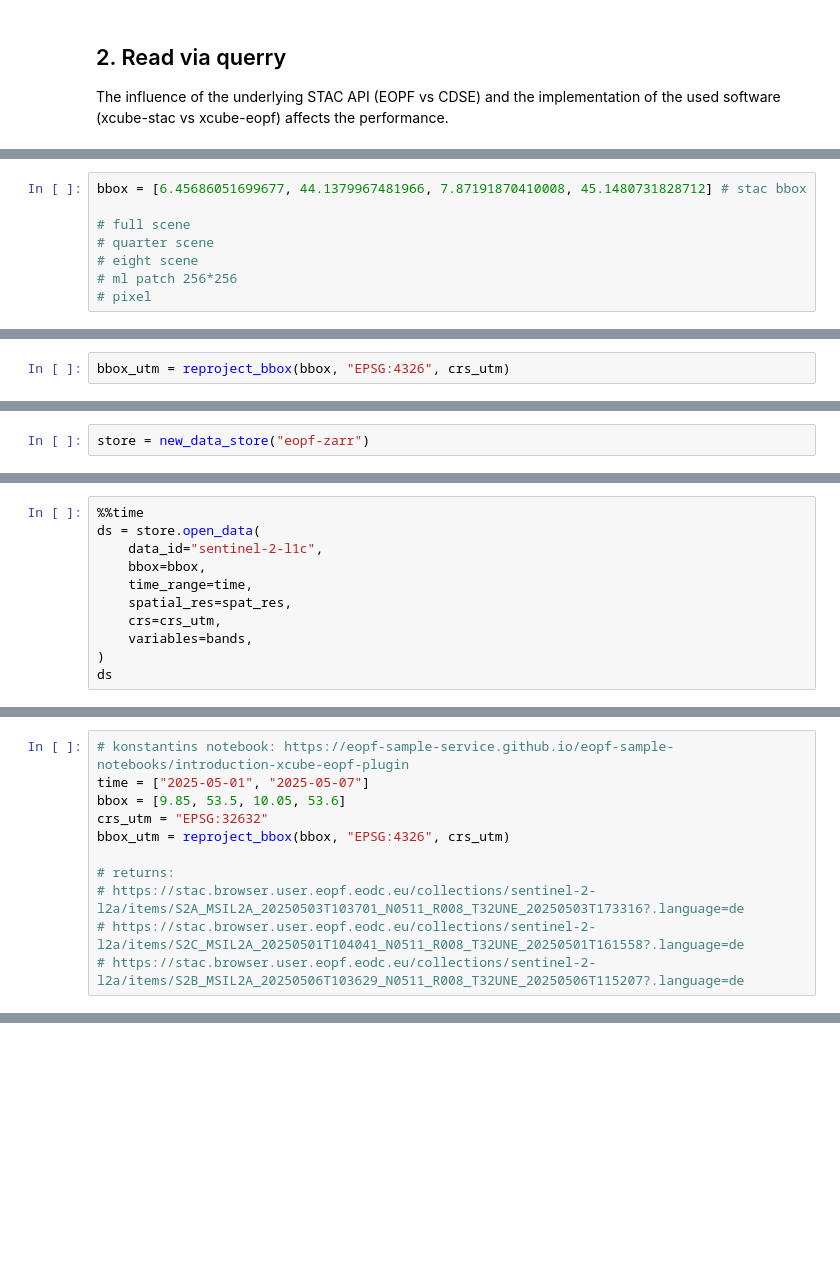
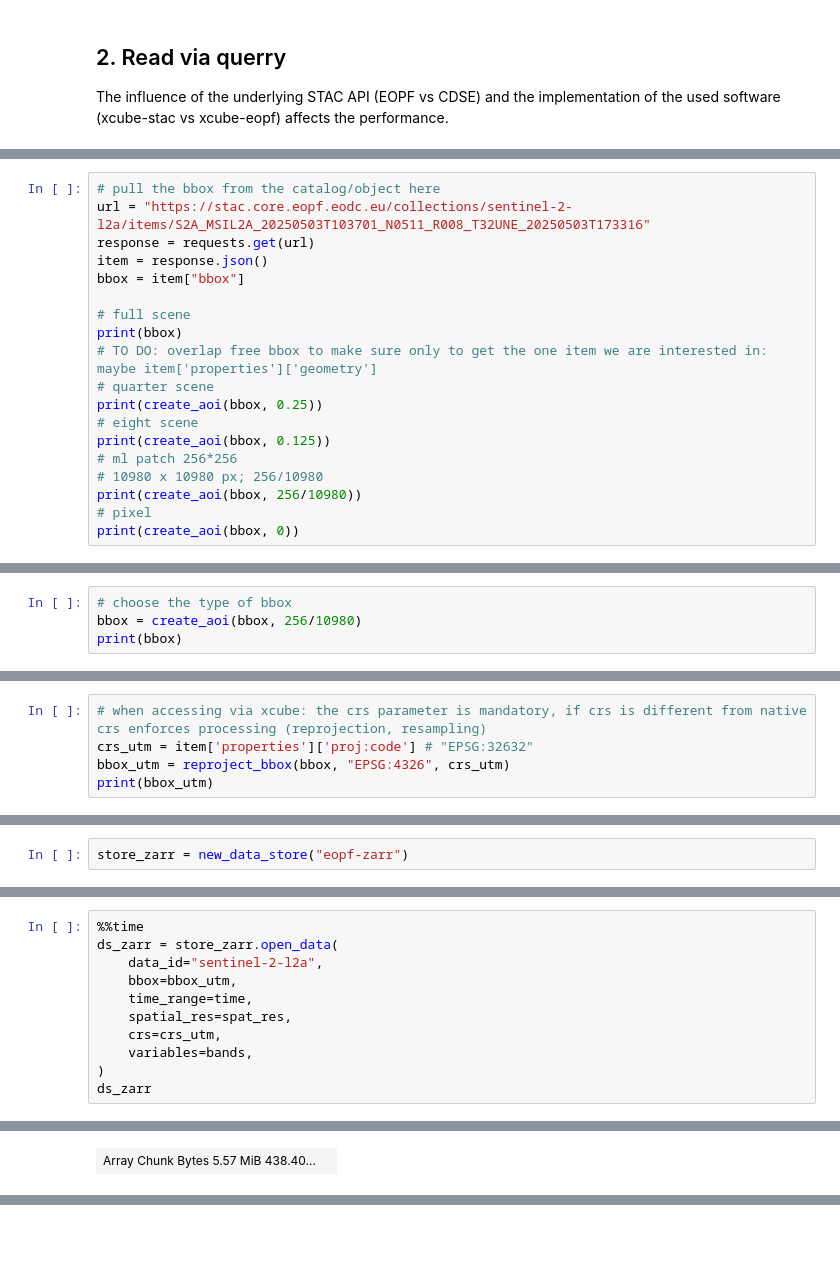
Before and after one commit to pixalytics-ltd/eopf-sample-notebooks, a Jupyter notebook: performance/Sentinel-2_L1C_MSI_performance.ipynb, the cells around one changed output, grey strips where cells are left out. Cells and saved outputs as stored; diff of their text form; blank space fills up the shorter version.

Commit message:
fix(performance): first benchmark xcube-cdse vs xcube-eopf

```diff
--- a/performance/Sentinel-2_L1C_MSI_performance.ipynb
+++ b/performance/Sentinel-2_L1C_MSI_performance.ipynb
@@ -51,8 +98,19 @@ time = ["2024-01-01", "2025-01-01"] # year
 # %%
-bbox = [6.45686051699677, 44.1379967481966, 7.87191870410008, 45.1480731828712] # stac bbox
+# pull the bbox from the catalog/object here
+url = "https://stac.core.eopf.eodc.eu/collections/sentinel-2-l2a/items/S2A_MSIL2A_20250503T103701_N0511_R008_T32UNE_20250503T173316"
+response = requests.get(url)
+item = response.json()
+bbox = item["bbox"]
 
 # full scene
+print(bbox)
+# TO DO: overlap free bbox to make sure only to get the one item we are interested in: maybe item['properties']['geometry']
 # quarter scene
+print(create_aoi(bbox, 0.25))
 # eight scene
+print(create_aoi(bbox, 0.125))
 # ml patch 256*256
+# 10980 x 10980 px; 256/10980
+print(create_aoi(bbox, 256/10980))
 # pixel
+print(create_aoi(bbox, 0))
@@ -60,0 +123,4 @@ crs_utm = "EPSG:32632"
+# %%
+# choose the type of bbox
+bbox = create_aoi(bbox, 256/10980)
+print(bbox)
@@ -61,2 +129,5 @@ crs_utm = "EPSG:32632"
 # %%
+# when accessing via xcube: the crs parameter is mandatory, if crs is different from native crs enforces processing (reprojection, resampling)
+crs_utm = item['properties']['proj:code'] # "EPSG:32632"
 bbox_utm = reproject_bbox(bbox, "EPSG:4326", crs_utm)
+print(bbox_utm)
@@ -71,3 +153,3 @@ spat_res = 10
 # %%
-store = new_data_store("eopf-zarr")
+store_zarr = new_data_store("eopf-zarr")
 # %%
@@ -80,13 +162,13 @@ store.get_open_data_params_schema(data_id="sentinel-2-l1c")
 <xcube.util.jsonschema.JsonObjectSchema at 0x...>
 # %%
 %%time
-ds = store.open_data(
-    data_id="sentinel-2-l1c",
-    bbox=bbox,
+ds_zarr = store_zarr.open_data(
+    data_id="sentinel-2-l2a",
+    bbox=bbox_utm,
     time_range=time,
     spatial_res=spat_res,
     crs=crs_utm,
     variables=bands,
 )
-ds
+ds_zarr
 # %% [output]
@@ -95,0 +194 @@ DataStoreError: No items found for search_params {'collections': ['sentinel-2-l2
+| Array Chunk Bytes 5.57 MiB 438.40... |  |
@@ -96,11 +213,0 @@ DataStoreError: No items found for search_params {'collections': ['sentinel-2-l2
-# %%
-# konstantins notebook: https://eopf-sample-service.github.io/eopf-sample-notebooks/introduction-xcube-eopf-plugin
-time = ["2025-05-01", "2025-05-07"]
-bbox = [9.85, 53.5, 10.05, 53.6]
-crs_utm = "EPSG:32632"
-bbox_utm = reproject_bbox(bbox, "EPSG:4326", crs_utm)
-
-# returns:
-# https://stac.browser.user.eopf.eodc.eu/collections/sentinel-2-l2a/items/S2A_MSIL2A_20250503T103701_N0511_R008_T32UNE_20250503T173316?.language=de
-# https://stac.browser.user.eopf.eodc.eu/collections/sentinel-2-l2a/items/S2C_MSIL2A_20250501T104041_N0511_R008_T32UNE_20250501T161558?.language=de
-# https://stac.browser.user.eopf.eodc.eu/collections/sentinel-2-l2a/items/S2B_MSIL2A_20250506T103629_N0511_R008_T32UNE_20250506T115207?.language=de
```
Also changed, not shown: parts of 27 cells of this notebook.
